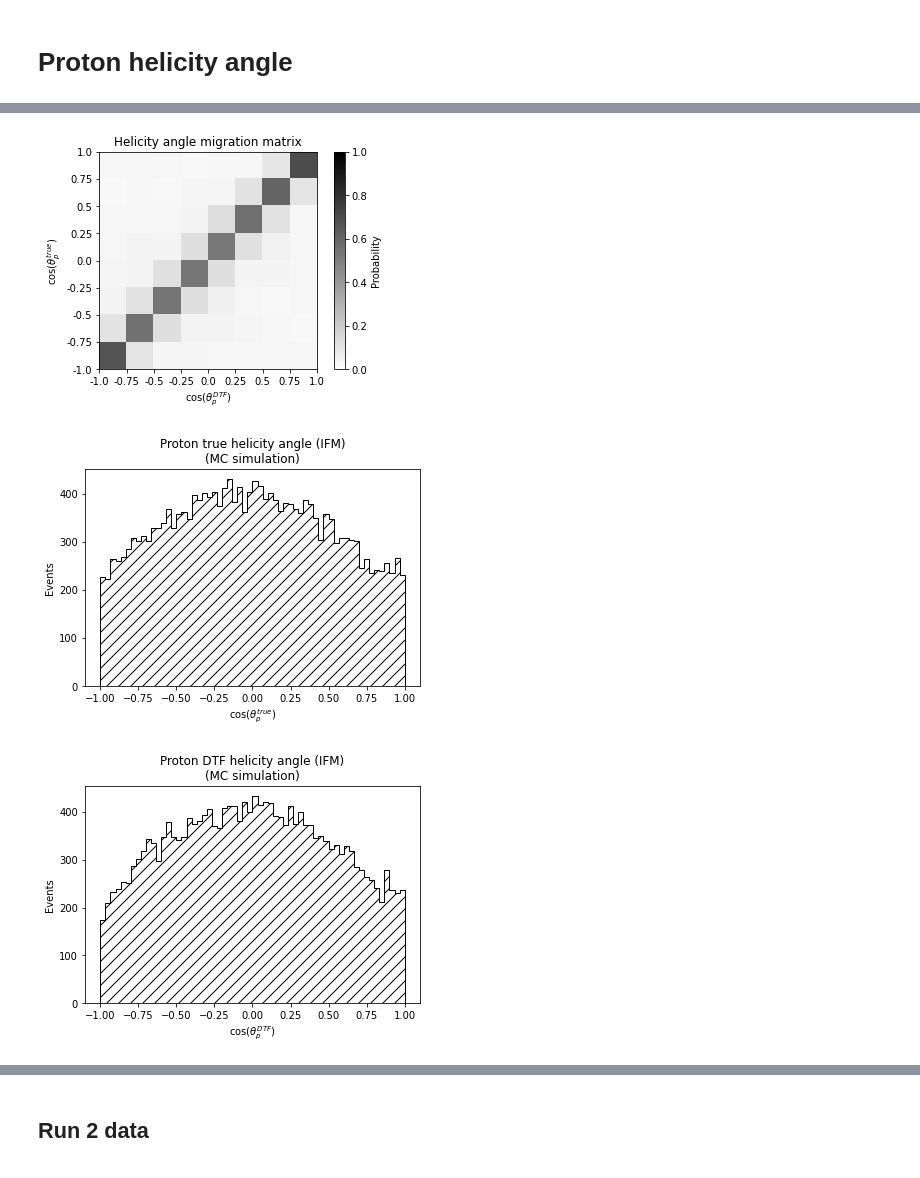
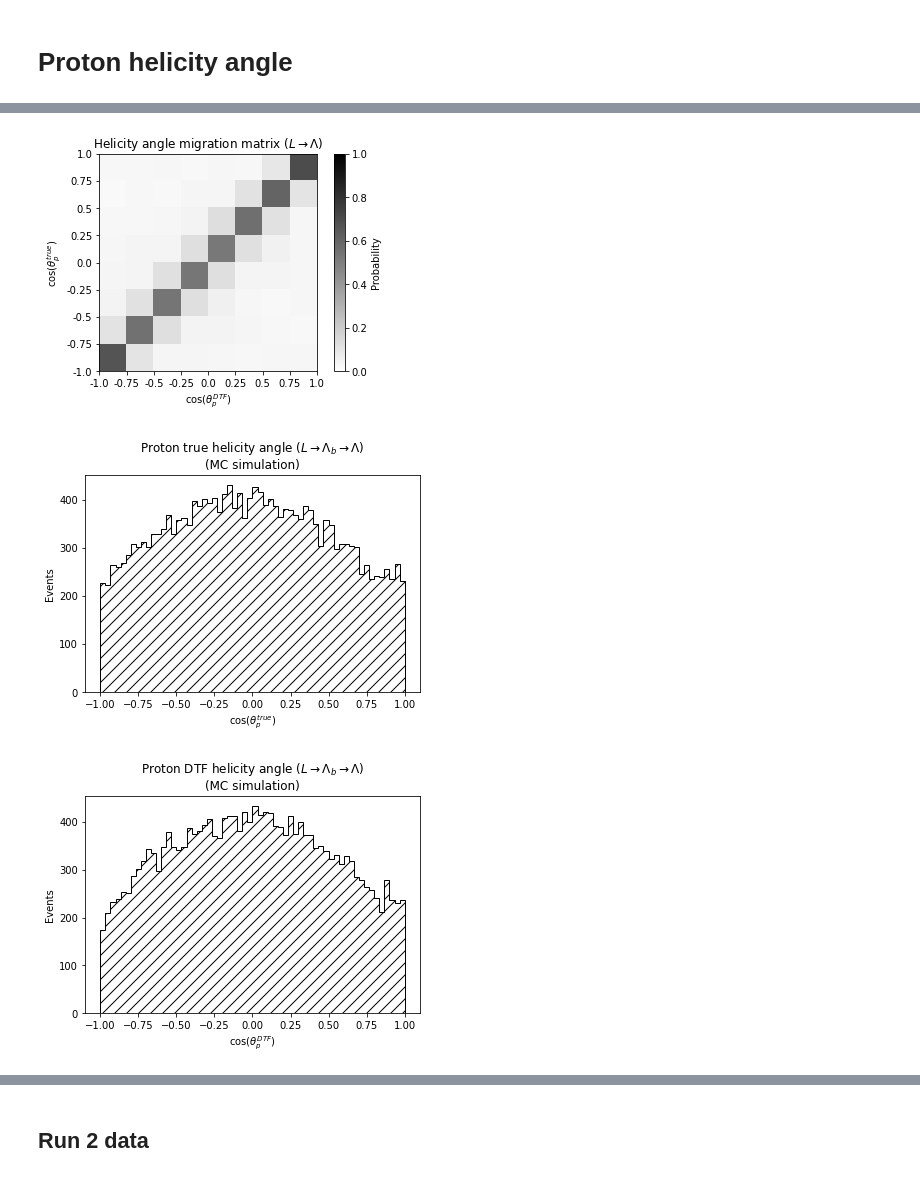
Before and after one commit to alatios/lb2jpsil_lambda-emdm-measurement, a Jupyter notebook: 01_angular_distribution_study.ipynb, the cells around one changed output, grey strips where cells are left out. Cells and saved outputs as stored; diff of their text form; code cells hidden in the pictures.

```diff
--- a/01_angular_distribution_study.ipynb
+++ b/01_angular_distribution_study.ipynb
@@ -7,7 +7,7 @@ import joblib
 from lb2jpsil import lorentz
 # %%
 ## Self explanatory
-save_plots = False
+save_plots = True
 
 ## Toggle plot titles (off for thesis and papers, generally speaking)
 show_titles = True
@@ -656,45 +719,45 @@ plt.xlabel(r'$\cos(\theta_p^{DTF})$')
 plt.ylabel(r'$\cos(\theta_p^{true})$')
 
 if show_titles:
-    plt.title("Helicity angle migration matrix")
+    plt.title(r"Helicity angle migration matrix ($L \rightarrow \Lambda$)")
 
 if save_plots:
     plt.savefig(plot_directory + 'helicity_migration_matrix' + '.pdf', bbox_inches = 'tight')
 
 plt.show()
 # %% [output]
-[figure, old version]
+[figure, new version]
 # %%
 calculate_proton_lambda_helicity_angle_from_lambdab_frame(df_mc, 'DTF_FixJPsiLambda_')
 calculate_proton_lambda_helicity_angle_from_lambdab_frame(df_mc, 'MCTRUTH_')
 # %%
 hist_arguments = {
     'bins': 60,
     'histtype': 'stepfilled',
     'edgecolor': 'black',
     'facecolor': 'none',
     'hatch': '//'
 }
 
 xlabel = r"$\cos(\theta_p^{true})$"
 ylabel = "Events"
-title = "Proton true helicity angle (IFM)" + "\n" + "(MC simulation)"
+title = r"Proton true helicity angle ($L \rightarrow \Lambda_b \rightarrow \Lambda$)" + "\n" + "(MC simulation)"
 file_name = 'MC_helicity_angle_true_IFM'
 
 plt.hist(df_mc['MCTRUTH_p_Theta_IFM'], **hist_arguments)
 
 plt.xlabel(xlabel)
 plt.ylabel(ylabel)
 
 if show_titles:
     plt.title(title)
 
 if save_plots:
     plt.savefig(plot_directory + file_name + '.pdf', bbox_inches = 'tight')
 
 plt.show()
 # %% [output]
-[figure, old version]
+[figure, new version]
 # %%
 hist_arguments = {
     'bins': 60,
@@ -706,7 +769,7 @@ hist_arguments = {
 
 xlabel = r"$\cos(\theta_p^{DTF})$"
 ylabel = "Events"
-title = "Proton DTF helicity angle (IFM)" + "\n" + "(MC simulation)"
+title = r"Proton DTF helicity angle ($L \rightarrow \Lambda_b \rightarrow \Lambda$)" + "\n" + "(MC simulation)"
 file_name = 'MC_helicity_angle_reco_IFM'
 
 plt.hist(df_mc['DTF_FixJPsiLambda_p_Theta_IFM'], **hist_arguments)
@@ -722,7 +785,7 @@ if save_plots:
 
 plt.show()
 # %% [output]
-[figure, old version]
+[figure, new version]
 # %%
 hist_arguments = {
     'bins': 60,
```
Also changed, not shown: parts of 15 cells of this notebook.
